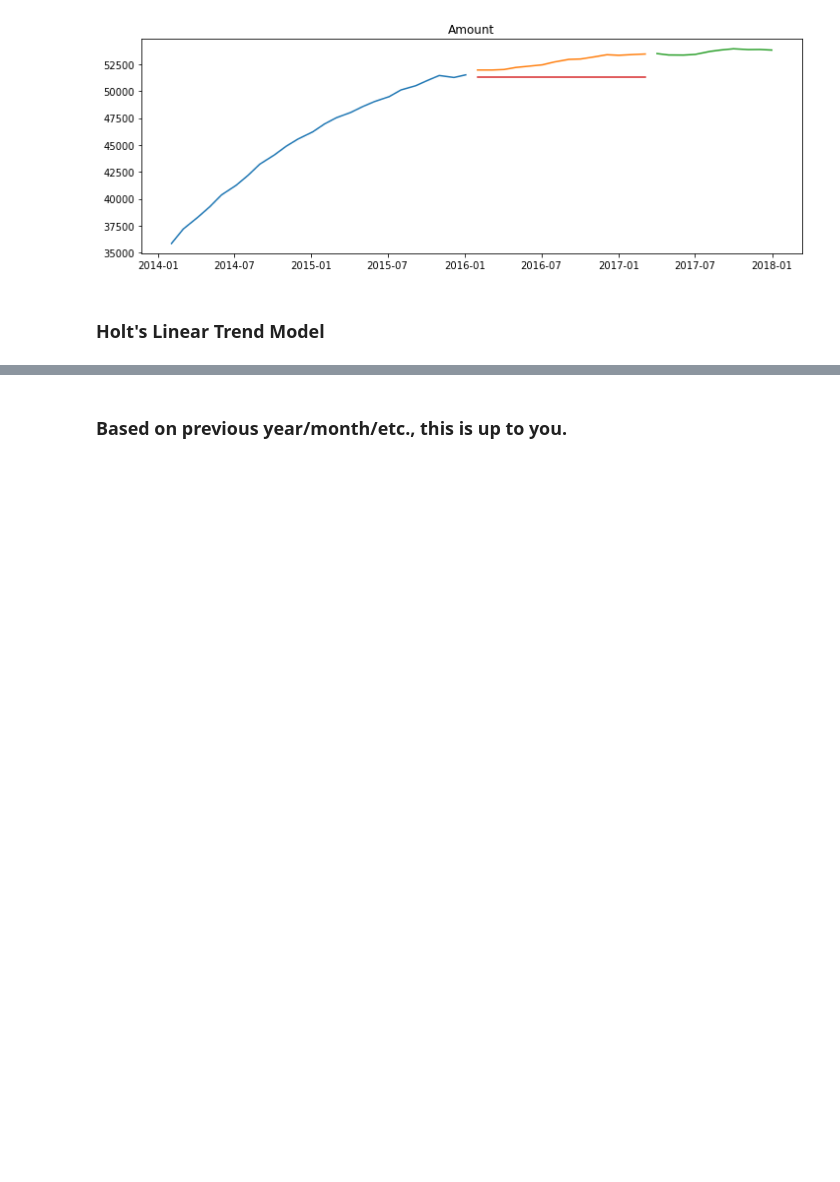
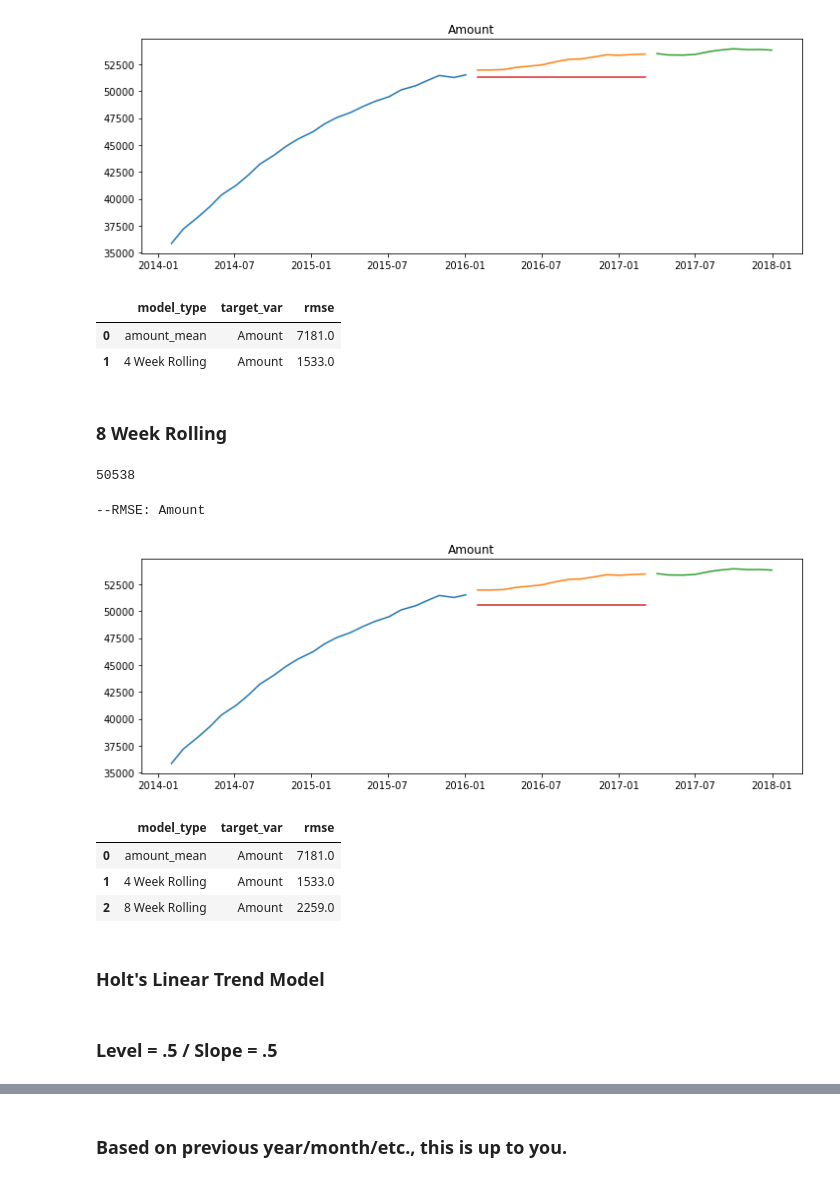
Before and after one commit to joshuamchavez2/time-series-analysis, a Jupyter notebook: model.ipynb, the cells around one changed output, grey strips where cells are left out. Cells and saved outputs as stored; diff of their text form; code cells hidden in the pictures; blank space fills up the shorter version.

Commit message:
working on model

```diff
--- a/model.ipynb
+++ b/model.ipynb
@@ -279,0 +282,14 @@ plot_and_eval(target_var)
+# %%
+eval_df
+# %% [output]
+|  | model_type | target_var | rmse |
+| 0 | amount_mean | Amount | 7181.0 |
+| 1 | 4 Week Rolling | Amount | 1533.0 |
+# %% [markdown]
+### 8 Week Rolling
+# %%
+period = 8 # In Weeks
+amount_8week_rolling = round(train['Amount'].rolling(period).mean().iloc[-1])
+amount_8week_rolling
+# %% [output]
+50538
@@ -280,2 +299,15 @@ plot_and_eval(target_var)
+# %%
+plot_and_eval(target_var)
+# %% [output]
+--RMSE: Amount
+[figure, added]
+# %%
+eval_df = append_eval_df(model_type = '8 Week Rolling', target_var = target_var)
+eval_df
+# %% [output]
+|  | model_type | target_var | rmse |
+| 0 | amount_mean | Amount | 7181.0 |
+| 1 | 4 Week Rolling | Amount | 1533.0 |
+| 2 | 8 Week Rolling | Amount | 2259.0 |
 # %% [markdown]
 ### Holt's Linear Trend Model
@@ -281,0 +320,2 @@ plot_and_eval(target_var)
+# %% [markdown]
+### Level = .5 / Slope = .5
```
Also changed, not shown: parts of 30 cells of this notebook, 1 other file.
